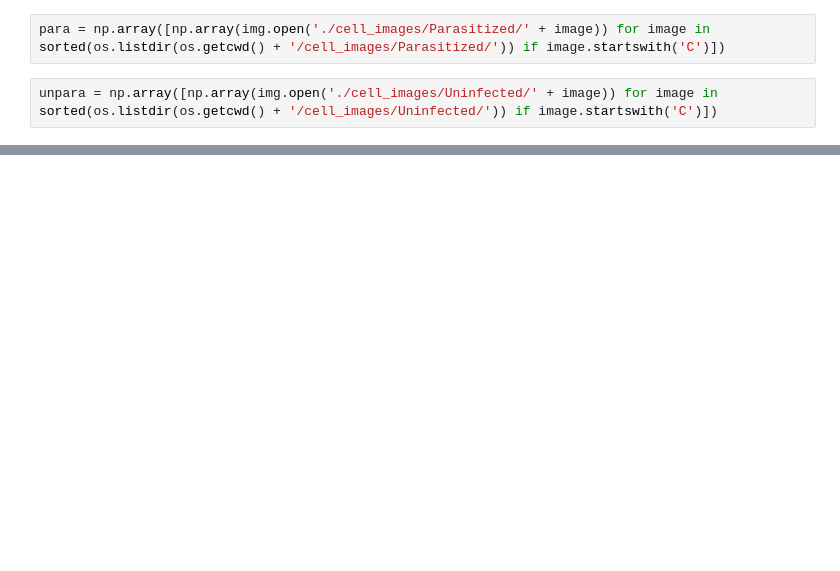
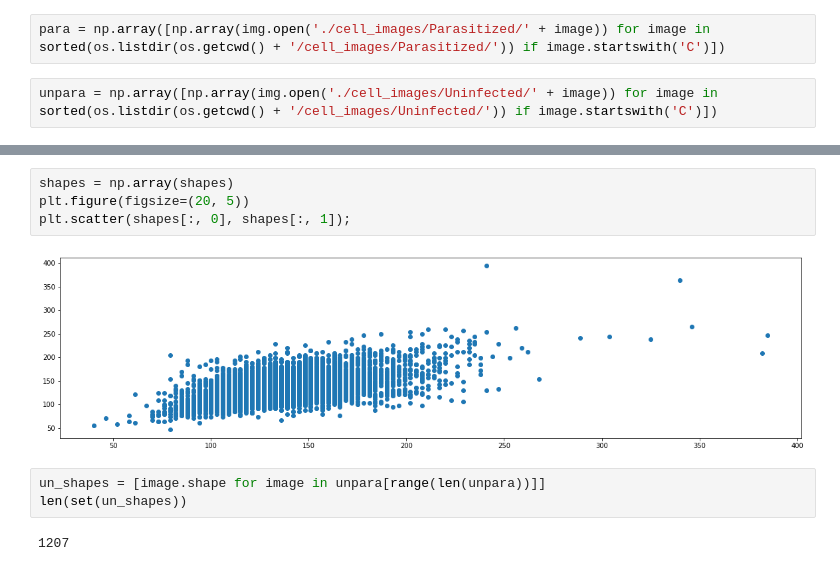
Before and after one commit to marcinsola/malaria-detection, a Jupyter notebook: malaria.ipynb, the cells around one changed output, grey strips where cells are left out. Cells and saved outputs as stored; diff of their text form; blank space fills up the shorter version.

Commit message:
Plot shapes

```diff
--- a/malaria.ipynb
+++ b/malaria.ipynb
@@ -27,0 +32,11 @@ len(set(shapes))
+# %%
+shapes = np.array(shapes)
+plt.figure(figsize=(20, 5))
+plt.scatter(shapes[:, 0], shapes[:, 1]);
+# %% [output]
+[figure, added]
+# %%
+un_shapes = [image.shape for image in unpara[range(len(unpara))]]
+len(set(un_shapes))
+# %% [output]
+1207
```
Also changed, not shown: parts of 5 cells of this notebook.
